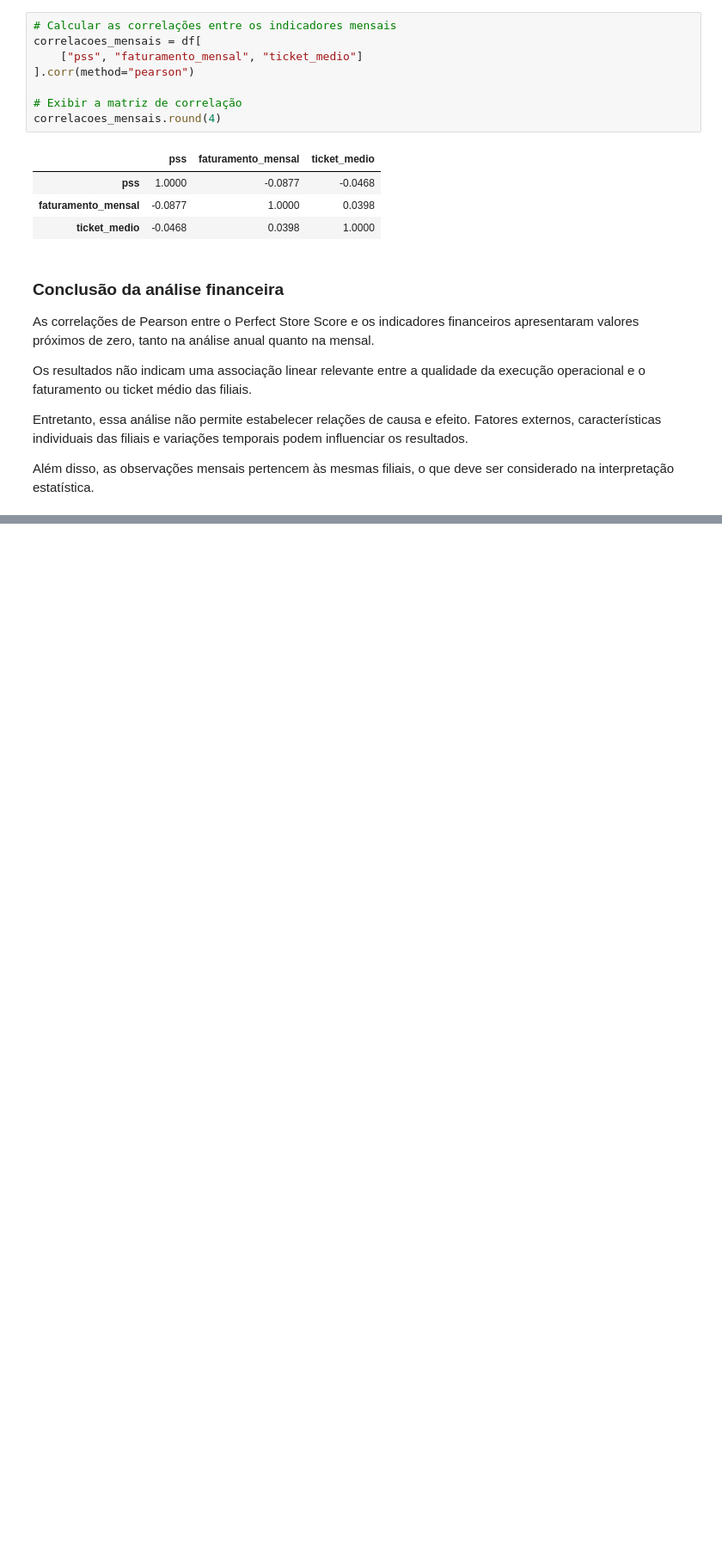
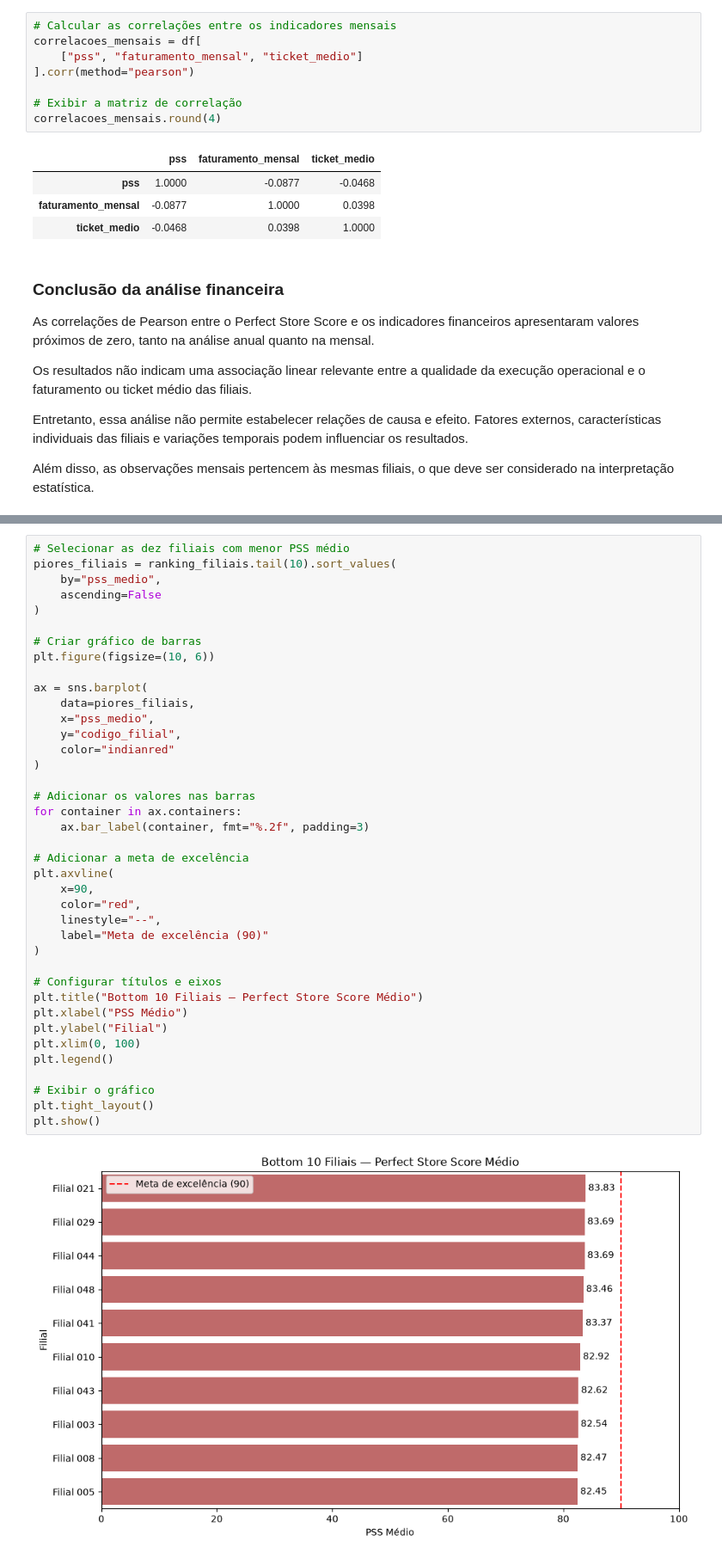
Before and after one commit to DanielDevCC26/perfect-store-analysis, a Jupyter notebook: notebooks/perfect_store_analysis.ipynb, the cells around one changed output, grey strips where cells are left out. Shown at 86% size. Cells and saved outputs as stored; diff of their text form; blank space fills up the shorter version.

```diff
--- a/notebooks/perfect_store_analysis.ipynb
+++ b/notebooks/perfect_store_analysis.ipynb
@@ -608,0 +651,41 @@ Além disso, as observações mensais pertencem às mesmas filiais, o que deve s
+# %%
+# Selecionar as dez filiais com menor PSS médio
+piores_filiais = ranking_filiais.tail(10).sort_values(
+    by="pss_medio",
+    ascending=False
+)
+
+# Criar gráfico de barras
+plt.figure(figsize=(10, 6))
+
+ax = sns.barplot(
+    data=piores_filiais,
+    x="pss_medio",
+    y="codigo_filial",
+    color="indianred"
+)
+
+# Adicionar os valores nas barras
+for container in ax.containers:
+    ax.bar_label(container, fmt="%.2f", padding=3)
+
+# Adicionar a meta de excelência
+plt.axvline(
+    x=90,
+    color="red",
+    linestyle="--",
+    label="Meta de excelência (90)"
+)
+
+# Configurar títulos e eixos
+plt.title("Bottom 10 Filiais — Perfect Store Score Médio")
+plt.xlabel("PSS Médio")
+plt.ylabel("Filial")
+plt.xlim(0, 100)
+plt.legend()
+
+# Exibir o gráfico
+plt.tight_layout()
+plt.show()
+# %% [output]
+[figure, added]
```
Also changed, not shown: parts of 2 cells of this notebook.
